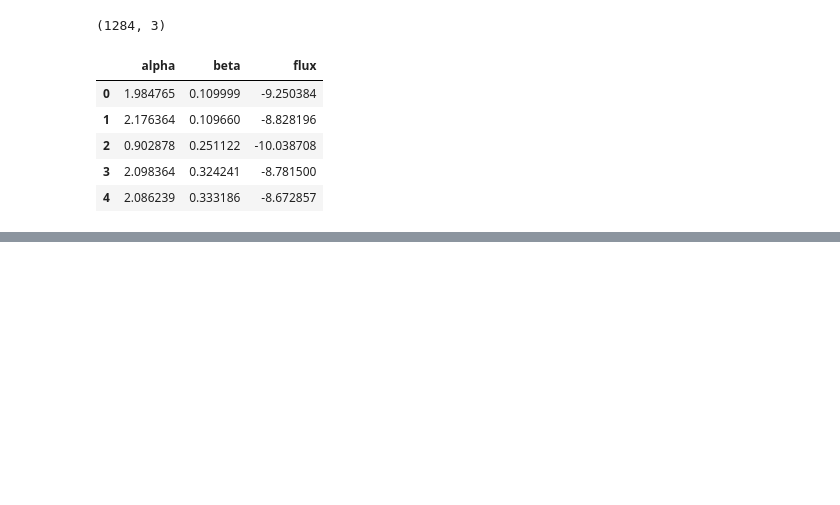
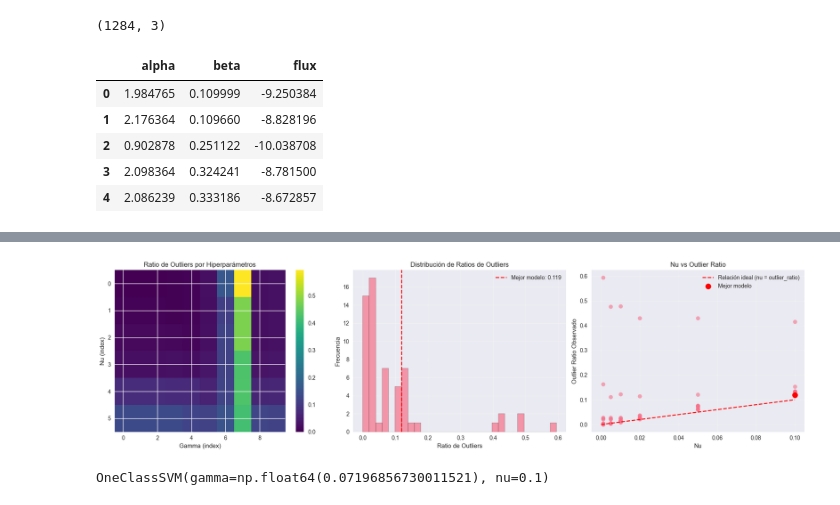
Before and after one commit to martacanirome4/DarkMatter_ML_TFG, a Jupyter notebook: DR4/OCSVM_3F_DR4.ipynb, the cells around one changed output, grey strips where cells are left out. Saved outputs shown, nothing was run; the diff lists cells and outputs as text; code cells hidden in the pictures; blank space fills up the shorter version.

```diff
--- a/DR4/OCSVM_3F_DR4.ipynb
+++ b/DR4/OCSVM_3F_DR4.ipynb
@@ -277,0 +353,12 @@ Outliers detected in val: 4
+# %%
+print(f"\nMEJORES PARÁMETROS ENCONTRADOS")
+print(f"Nu: {best_params['nu']}")
+print(f"Gamma: {best_params['gamma']}")
+
+# Mostrar estadísticas del mejor modelo
+best_result = results_df[(results_df['nu'] == best_params['nu']) &
+                        (results_df['gamma'] == best_params['gamma'])].iloc[0]
+
+print(f"\nEstadísticas del mejor modelo en validación:")
+print(f"- Outliers detectados: {best_result['outliers']} ({best_result['outlier_ratio']*100:.2f}%)")
+print(f"- Score promedio: {best_result['mean_score']:.4f} ± {best_result['std_score']:.4f}")
@@ -277,0 +373,44 @@ Outliers detected in val: 4
+# %%
+# Visualización de la búsqueda de hiperparámetros
+fig, axes = plt.subplots(1, 3, figsize=(18, 5))
+
+# Heatmap de outlier ratio
+pivot_outliers = results_df.pivot(index='nu', columns='gamma', values='outlier_ratio')
+im1 = axes[0].imshow(pivot_outliers.values, aspect='auto', cmap='viridis')
+axes[0].set_title('Ratio de Outliers por Hiperparámetros')
+axes[0].set_xlabel('Gamma (index)')
+axes[0].set_ylabel('Nu (index)')
+plt.colorbar(im1, ax=axes[0])
+
+# Distribución de ratios de outliers
+axes[1].hist(results_df['outlier_ratio'], bins=30, alpha=0.7, edgecolor='black')
+axes[1].axvline(best_result['outlier_ratio'], color='red', linestyle='--',
+                label=f'Mejor modelo: {best_result["outlier_ratio"]:.3f}')
+axes[1].set_xlabel('Ratio de Outliers')
+axes[1].set_ylabel('Frecuencia')
+axes[1].set_title('Distribución de Ratios de Outliers')
+axes[1].legend()
+axes[1].grid(True, alpha=0.3)
+
+# Relación entre nu y outlier ratio
+axes[2].scatter(results_df['nu'], results_df['outlier_ratio'], alpha=0.6)
+axes[2].plot([0, 0.1], [0, 0.1], 'r--', label='Relación ideal (nu = outlier_ratio)')
+axes[2].scatter(best_params['nu'], best_result['outlier_ratio'],
+                color='red', s=100, label='Mejor modelo', zorder=5)
+axes[2].set_xlabel('Nu')
+axes[2].set_ylabel('Outlier Ratio Observado')
+axes[2].set_title('Nu vs Outlier Ratio')
+axes[2].legend()
+axes[2].grid(True, alpha=0.3)
+
+plt.tight_layout()
+plt.show()
+# %% [output]
+[figure, added]
+# %%
+
+# Entrenamiento final del modelo con los mejores hiperparámetros
+final_model = OneClassSVM(kernel='rbf', nu=best_params['nu'], gamma=best_params['gamma'])
+final_model.fit(X_train_scaled)
+# %% [output]
+OneClassSVM(gamma=np.float64(0.07196856730011521), nu=0.1)
```
Also changed, not shown: parts of 39 cells of this notebook, 14 other files.
